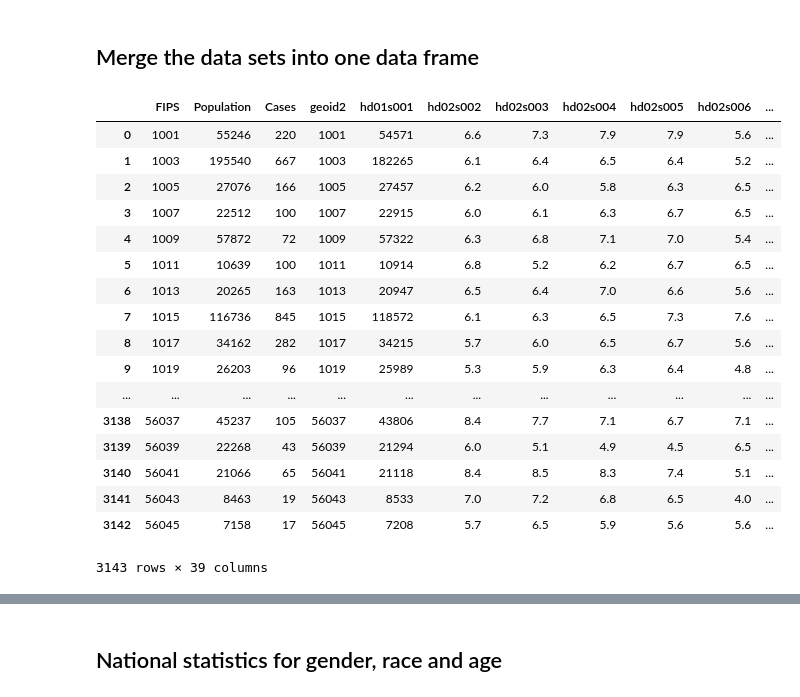
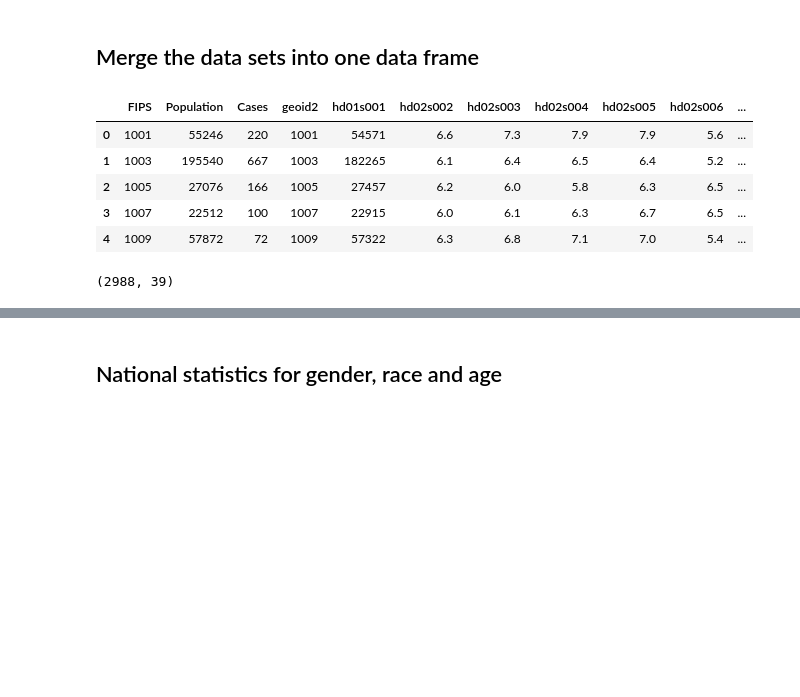
Before and after one commit to ahwkuepper/stdme, a Jupyter notebook: code/CDC_data_exploration_and_cleaning_Chlamydia.ipynb, the cells around one changed output, grey strips where cells are left out. Cells and saved outputs as stored; diff of their text form; code cells hidden in the pictures; blank space fills up the shorter version.

```diff
--- a/code/CDC_data_exploration_and_cleaning_Chlamydia.ipynb
+++ b/code/CDC_data_exploration_and_cleaning_Chlamydia.ipynb
@@ -235,0 +282,4 @@ Name: Area, dtype: int64
+# %%
+null_list = df_clean["Rate"].isnull()
+not_null_list = [not i for i in null_list]
+df_completely_clean = df_clean[not_null_list].copy()
@@ -474,4 +528,4 @@ len(data), len(data2)
 # %%
-true = df["FIPS"].isin(df_census_clean["geoid2"])
+true = df_completely_clean["FIPS"].isin(df_census_clean["geoid2"])
 true.head(100)#.sort_values()
 # %% [output]
@@ -541,7 +595,7 @@ df_census_subset = df_census_clean[["geoid2",
                                     "hd02s081",  #asian
                                     "hd02s089",  #pacific
                                     "hd02s095",  #two or more
-                                    "hd02s106",  #hispanic
+                                    "hd02s107",  #hispanic
                                     "hd02s131",  #in households
                                     "hd02s132",  #householder
                                     "hd02s133",  #spouse
@@ -572,7 +626,7 @@ df_census_subset
 | 3142 | 56045 | 7208 | 5.7 | 6.5 | 5.9 | 5.6 | 5.6 | 6.1 | 6.2 | 5.5 | ... |
 3143 rows × 36 columns
 # %%
-df_cdc = df[true].copy()
+df_cdc = df_completely_clean[true].copy()
 df_cdc_subset = df_cdc[["FIPS","Population","Cases"]]
 df_cdc_subset.shape
 # %% [output]
@@ -604,23 +658,15 @@ Name: FIPS, dtype: object
 # %%
 df_merged = pd.merge(df_cdc_subset, df_census_subset, left_on='FIPS', right_on='geoid2', how='inner', sort=False)
 # %%
-df_merged
+df_merged.head()
 # %% [output]
 |  | FIPS | Population | Cases | geoid2 | hd01s001 | hd02s002 | hd02s003 | hd02s004 | hd02s005 | hd02s006 | ... |
 | 0 | 1001 | 55246 | 220 | 1001 | 54571 | 6.6 | 7.3 | 7.9 | 7.9 | 5.6 | ... |
 | 1 | 1003 | 195540 | 667 | 1003 | 182265 | 6.1 | 6.4 | 6.5 | 6.4 | 5.2 | ... |
 | 2 | 1005 | 27076 | 166 | 1005 | 27457 | 6.2 | 6.0 | 5.8 | 6.3 | 6.5 | ... |
 | 3 | 1007 | 22512 | 100 | 1007 | 22915 | 6.0 | 6.1 | 6.3 | 6.7 | 6.5 | ... |
 | 4 | 1009 | 57872 | 72 | 1009 | 57322 | 6.3 | 6.8 | 7.1 | 7.0 | 5.4 | ... |
-| 5 | 1011 | 10639 | 100 | 1011 | 10914 | 6.8 | 5.2 | 6.2 | 6.7 | 6.5 | ... |
-| 6 | 1013 | 20265 | 163 | 1013 | 20947 | 6.5 | 6.4 | 7.0 | 6.6 | 5.6 | ... |
-| 7 | 1015 | 116736 | 845 | 1015 | 118572 | 6.1 | 6.3 | 6.5 | 7.3 | 7.6 | ... |
-| 8 | 1017 | 34162 | 282 | 1017 | 34215 | 5.7 | 6.0 | 6.5 | 6.7 | 5.6 | ... |
-| 9 | 1019 | 26203 | 96 | 1019 | 25989 | 5.3 | 5.9 | 6.3 | 6.4 | 4.8 | ... |
-| ... | ... | ... | ... | ... | ... | ... | ... | ... | ... | ... | ... |
-| 3138 | 56037 | 45237 | 105 | 56037 | 43806 | 8.4 | 7.7 | 7.1 | 6.7 | 7.1 | ... |
-| 3139 | 56039 | 22268 | 43 | 56039 | 21294 | 6.0 | 5.1 | 4.9 | 4.5 | 6.5 | ... |
-| 3140 | 56041 | 21066 | 65 | 56041 | 21118 | 8.4 | 8.5 | 8.3 | 7.4 | 5.1 | ... |
-| 3141 | 56043 | 8463 | 19 | 56043 | 8533 | 7.0 | 7.2 | 6.8 | 6.5 | 4.0 | ... |
-| 3142 | 56045 | 7158 | 17 | 56045 | 7208 | 5.7 | 6.5 | 5.9 | 5.6 | 5.6 | ... |
-3143 rows × 39 columns
+# %%
+df_merged.shape
+# %% [output]
+(2988, 39)
```
Also changed, not shown: parts of 26 cells of this notebook.
